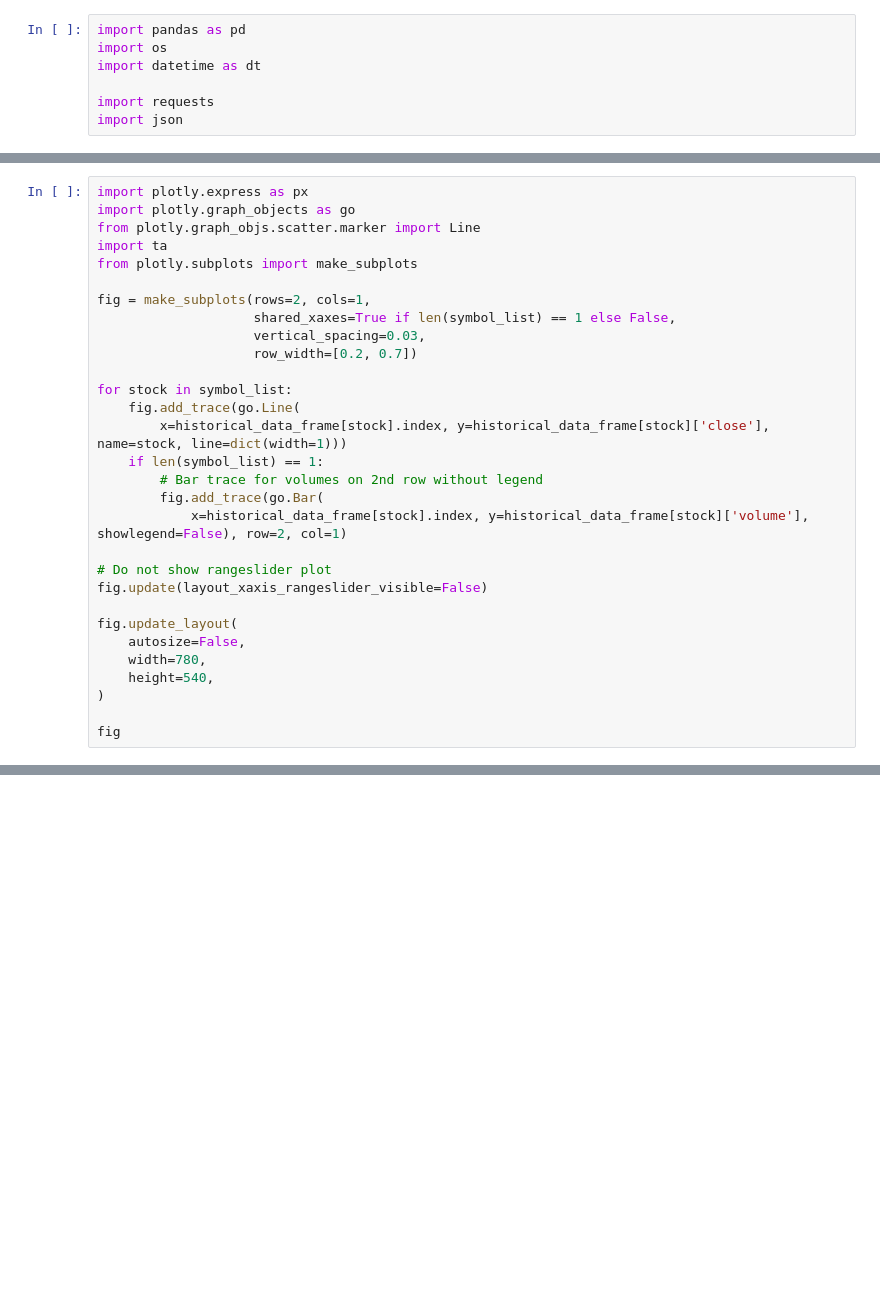
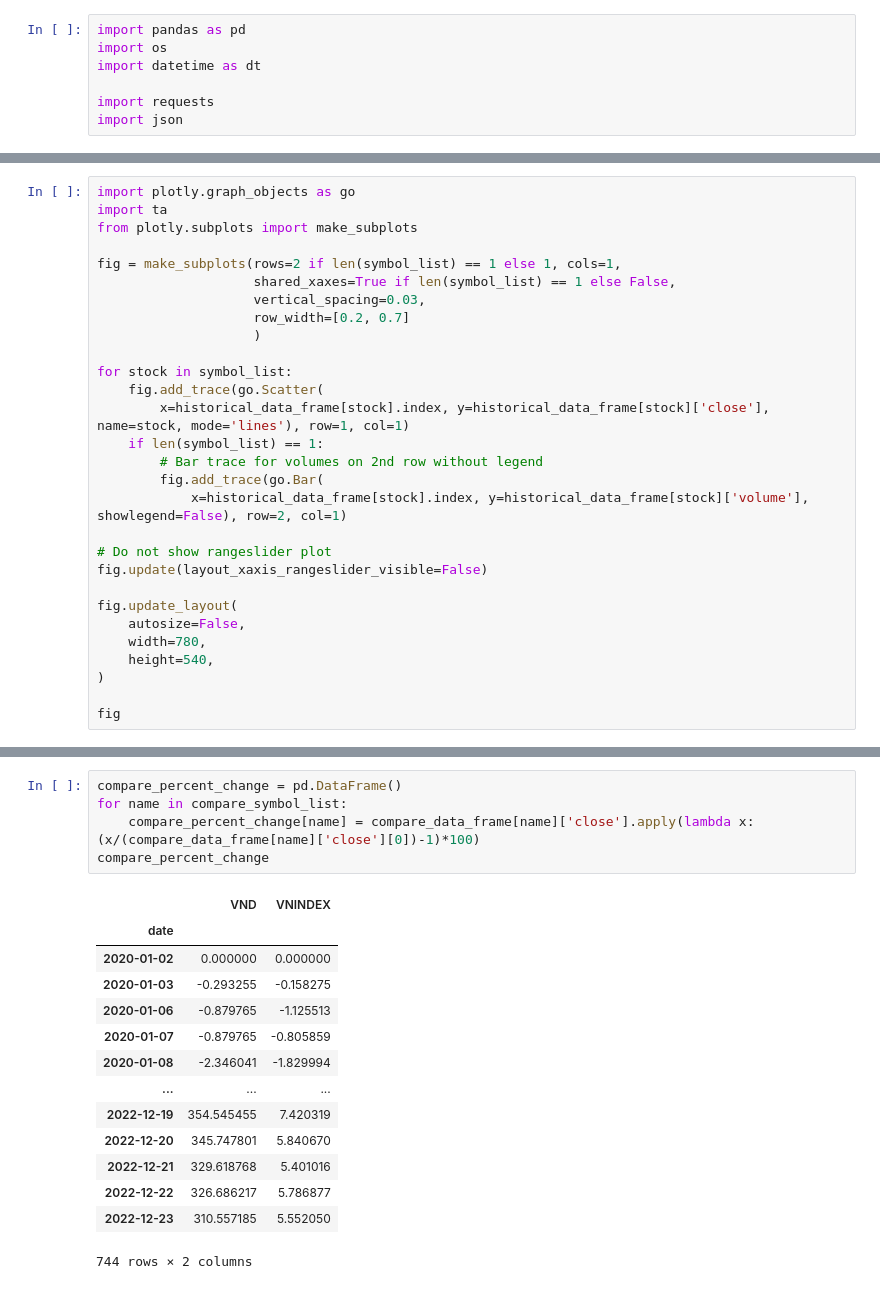
Before and after one commit to truongthinh118/visualize_stock_chart, a Jupyter notebook: visualization_notebook.ipynb, the cells around one changed output, grey strips where cells are left out. Drawn from its saved outputs; the diff is of its cells as text; blank space fills up the shorter version.

```diff
--- a/visualization_notebook.ipynb
+++ b/visualization_notebook.ipynb
@@ -114,18 +112,17 @@ for stock in percent_change.columns:
 # %%
-import plotly.express as px
 import plotly.graph_objects as go
-from plotly.graph_objs.scatter.marker import Line
 import ta
 from plotly.subplots import make_subplots
 
-fig = make_subplots(rows=2, cols=1,
+fig = make_subplots(rows=2 if len(symbol_list) == 1 else 1, cols=1,
                     shared_xaxes=True if len(symbol_list) == 1 else False,
                     vertical_spacing=0.03,
-                    row_width=[0.2, 0.7])
+                    row_width=[0.2, 0.7]
+                    )
 
 for stock in symbol_list:
-    fig.add_trace(go.Line(
-        x=historical_data_frame[stock].index, y=historical_data_frame[stock]['close'], name=stock, line=dict(width=1)))
+    fig.add_trace(go.Scatter(
+        x=historical_data_frame[stock].index, y=historical_data_frame[stock]['close'], name=stock, mode='lines'), row=1, col=1)
     if len(symbol_list) == 1:
         # Bar trace for volumes on 2nd row without legend
         fig.add_trace(go.Bar(
@@ -143,0 +175,20 @@ fig
+# %%
+compare_percent_change = pd.DataFrame()
+for name in compare_symbol_list:
+    compare_percent_change[name] = compare_data_frame[name]['close'].apply(lambda x: (x/(compare_data_frame[name]['close'][0])-1)*100)
+compare_percent_change
+# %% [output]
+|  | VND | VNINDEX |
+| date |  |  |
+| 2020-01-02 | 0.000000 | 0.000000 |
+| 2020-01-03 | -0.293255 | -0.158275 |
+| 2020-01-06 | -0.879765 | -1.125513 |
+| 2020-01-07 | -0.879765 | -0.805859 |
+| 2020-01-08 | -2.346041 | -1.829994 |
+| ... | ... | ... |
+| 2022-12-19 | 354.545455 | 7.420319 |
+| 2022-12-20 | 345.747801 | 5.840670 |
+| 2022-12-21 | 329.618768 | 5.401016 |
+| 2022-12-22 | 326.686217 | 5.786877 |
+| 2022-12-23 | 310.557185 | 5.552050 |
+744 rows × 2 columns
```
Also changed, not shown: parts of 7 cells of this notebook.
